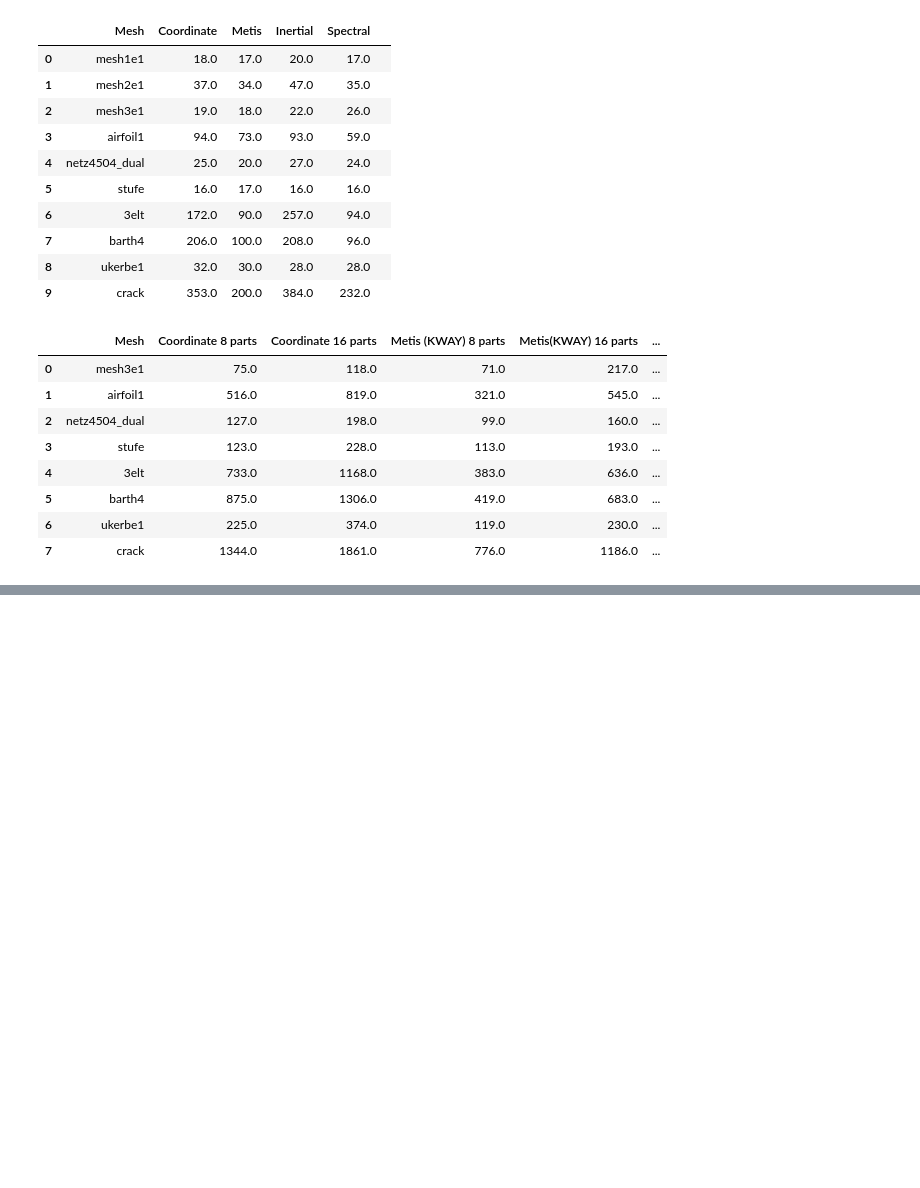
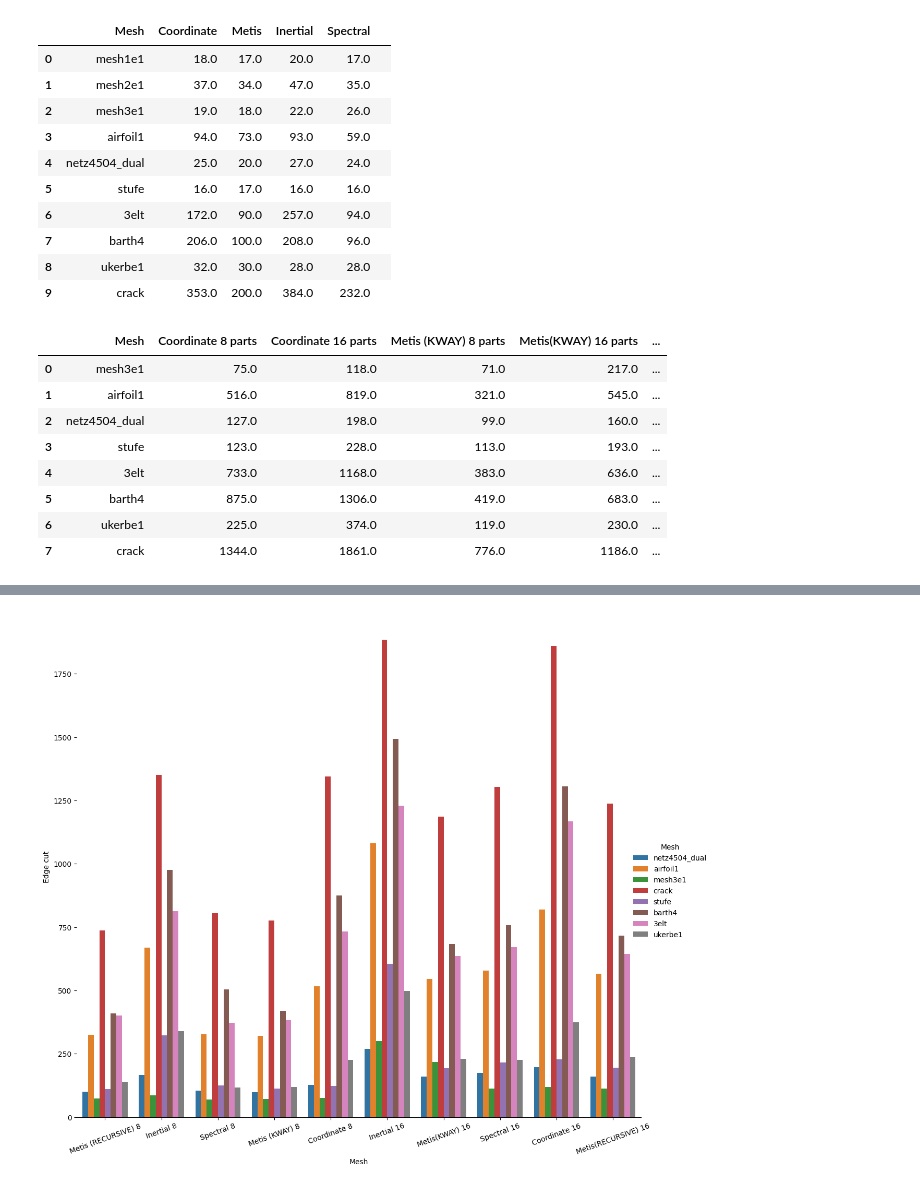
Before and after one commit to benedict-armstrong/hpc, a Jupyter notebook: project06/code/graph_part/plot_data.ipynb, the cells around one changed output, grey strips where cells are left out. Drawn from its saved outputs; the diff is of its cells as text; code cells hidden in the pictures; blank space fills up the shorter version.

```diff
--- a/project06/code/graph_part/plot_data.ipynb
+++ b/project06/code/graph_part/plot_data.ipynb
@@ -177,0 +180,26 @@ plt.savefig("../../report/plots/graph/bisection_recursive.svg")
+# %%
+g = sns.catplot(
+    data=df[df["parts"] > 2],
+    x="Type",
+    y="Edge_cut",
+    hue="Mesh",
+    kind="bar",
+    height=12,
+)
+
+g.despine(left=True)
+g.set_axis_labels("Mesh", "Edge cut")
+
+# set x labels to be vertical
+g.set_xticklabels(rotation=20)
+
+# set y axis log
+# g.set(yscale="log")
+
+# add some margin to figure so text is not cut off
+plt.subplots_adjust(left=0.1, right=0.9, top=0.9, bottom=0.1)
+
+# save figure
+plt.savefig("../../report/plots/graph/bisection_recursive.svg")
+# %% [output]
+[figure, added]
```
Also changed, not shown: parts of 2 cells of this notebook, 9 other files.
